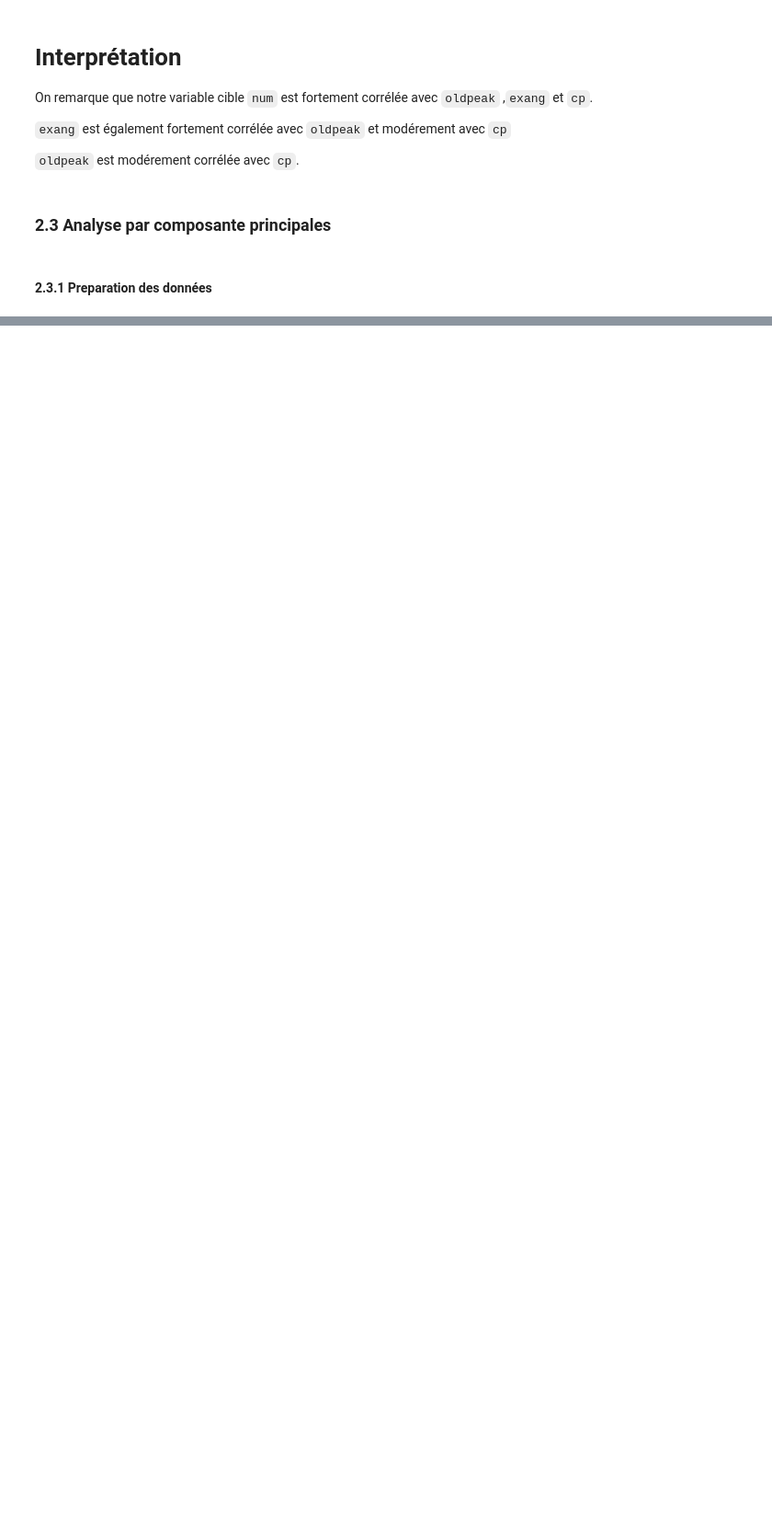
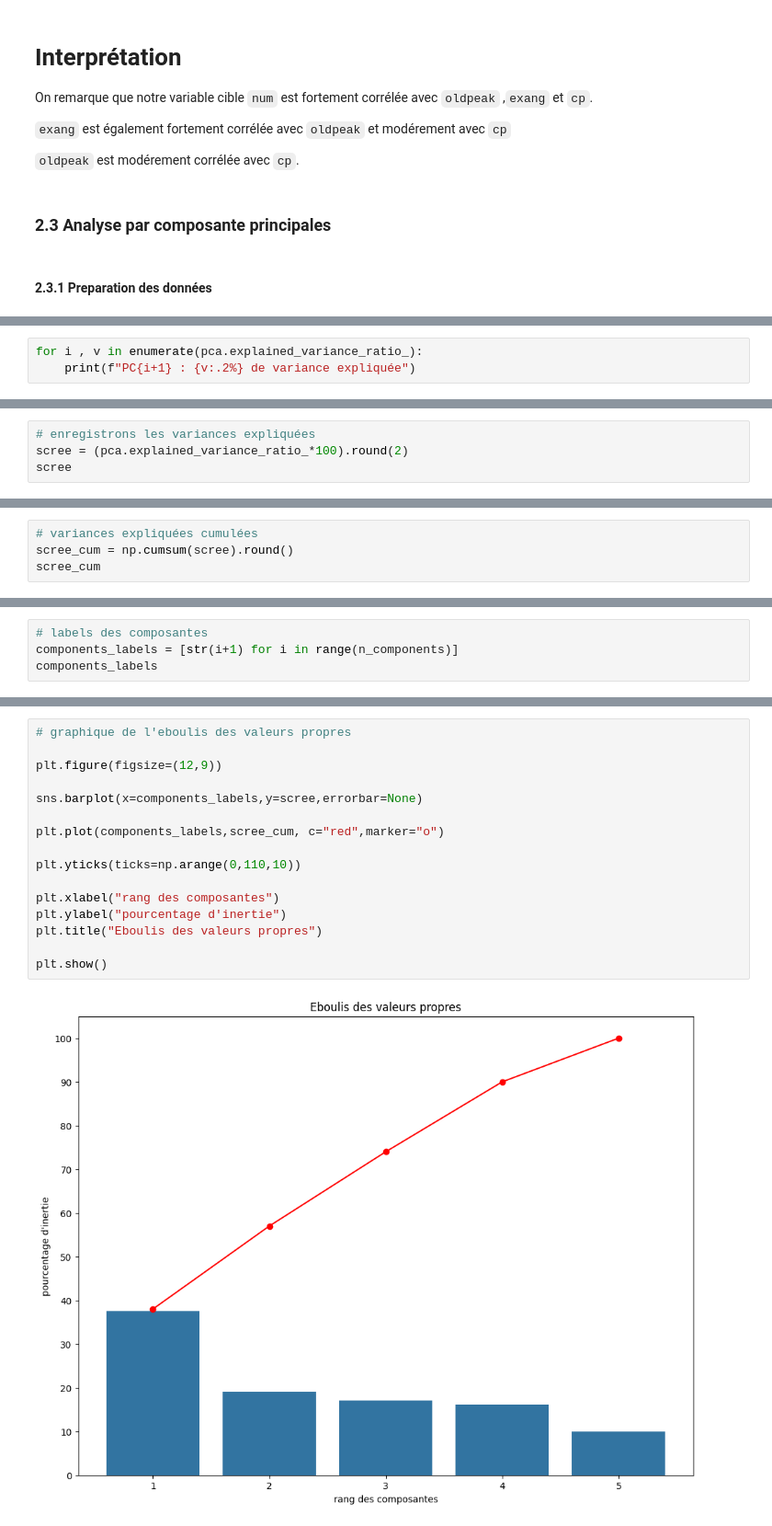
Before and after one commit to Harlequelrah/heart_attack_prediction, a Jupyter notebook: project/notebooks/analysis.ipynb, the cells around one changed output, grey strips where cells are left out. Shown at 92% size. Cells and saved outputs as stored; diff of their text form; blank space fills up the shorter version.

```diff
--- a/project/notebooks/analysis.ipynb
+++ b/project/notebooks/analysis.ipynb
@@ -346,0 +383,3 @@ numerical_cols = ["age", "trestbps", "chol", "thalach","oldpeak"]
+# %%
+for i , v in enumerate(pca.explained_variance_ratio_):
+    print(f"PC{i+1} : {v:.2%} de variance expliquée")
@@ -346,0 +392,4 @@ numerical_cols = ["age", "trestbps", "chol", "thalach","oldpeak"]
+# %%
+# enregistrons les variances expliquées
+scree = (pca.explained_variance_ratio_*100).round(2)
+scree
@@ -346,0 +398,4 @@ numerical_cols = ["age", "trestbps", "chol", "thalach","oldpeak"]
+# %%
+# variances expliquées cumulées
+scree_cum = np.cumsum(scree).round()
+scree_cum
@@ -346,0 +404,4 @@ numerical_cols = ["age", "trestbps", "chol", "thalach","oldpeak"]
+# %%
+# labels des composantes
+components_labels = [str(i+1) for i in range(n_components)]
+components_labels
@@ -346,0 +410,18 @@ numerical_cols = ["age", "trestbps", "chol", "thalach","oldpeak"]
+# %%
+# graphique de l'eboulis des valeurs propres
+
+plt.figure(figsize=(12,9))
+
+sns.barplot(x=components_labels,y=scree,errorbar=None)
+
+plt.plot(components_labels,scree_cum, c="red",marker="o")
+
+plt.yticks(ticks=np.arange(0,110,10))
+
+plt.xlabel("rang des composantes")
+plt.ylabel("pourcentage d'inertie")
+plt.title("Eboulis des valeurs propres")
+
+plt.show()
+# %% [output]
+[figure, added]
```
Also changed, not shown: parts of 16 cells of this notebook.
